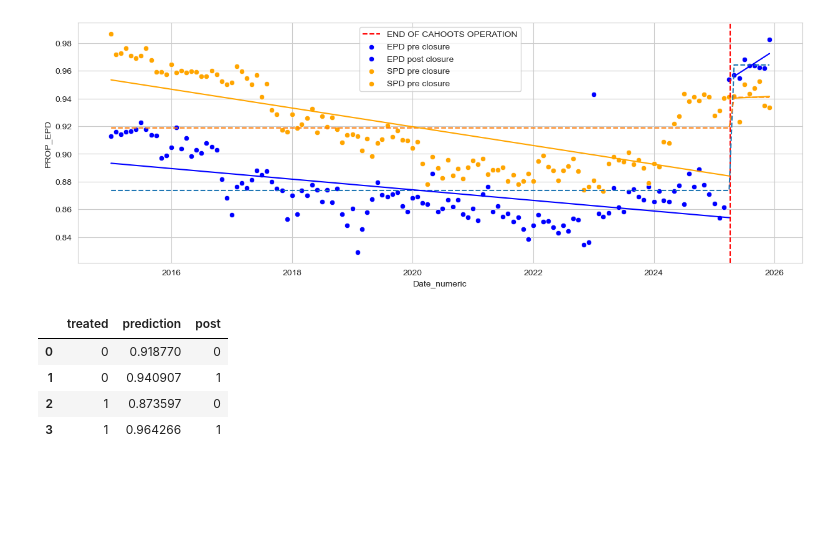
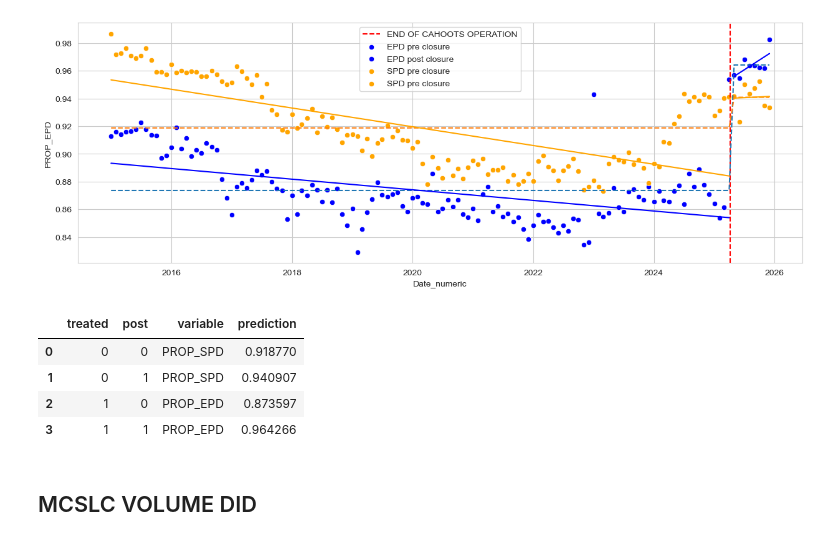
Before and after one commit to luhlig123/DataScienceInAction, a Jupyter notebook: DSCI410_Data_Processing.ipynb, the cells around one changed output. Saved outputs shown, nothing was run; the diff lists cells and outputs as text; code cells hidden in the pictures; blank space fills up the shorter version.

Commit message:
MCSLC DID

```diff
--- a/DSCI410_Data_Processing.ipynb
+++ b/DSCI410_Data_Processing.ipynb
@@ -801,11 +801,13 @@ plt.plot(SPD_PROP_POST["Date_numeric"], SPD_PROP_POST["prediction"], color = "or
 [<matplotlib.lines.Line2D at 0x...>]
 [figure]
 # %%
-EPD_SPD_PROP_RESULTS = EPD_SPD_PROP.groupby(["treated"])[["prediction", "post"]].value_counts().reset_index().drop(columns="count")
+EPD_SPD_PROP_RESULTS = EPD_SPD_PROP.groupby(["treated", "post", "variable"])["prediction"].value_counts().reset_index().drop(columns="count")
 EPD_SPD_PROP_RESULTS
 # %% [output]
-|  | treated | prediction | post |
-| 0 | 0 | 0.918770 | 0 |
-| 1 | 0 | 0.940907 | 1 |
-| 2 | 1 | 0.873597 | 0 |
-| 3 | 1 | 0.964266 | 1 |
+|  | treated | post | variable | prediction |
+| 0 | 0 | 0 | PROP_SPD | 0.918770 |
+| 1 | 0 | 1 | PROP_SPD | 0.940907 |
+| 2 | 1 | 0 | PROP_EPD | 0.873597 |
+| 3 | 1 | 1 | PROP_EPD | 0.964266 |
+# %% [markdown]
+## MCSLC VOLUME DID
```
Also changed, not shown: parts of 17 cells of this notebook.
